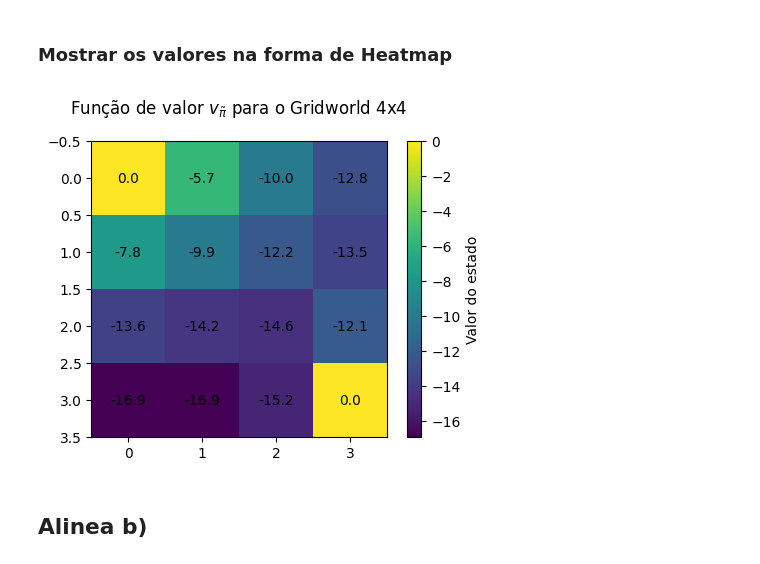
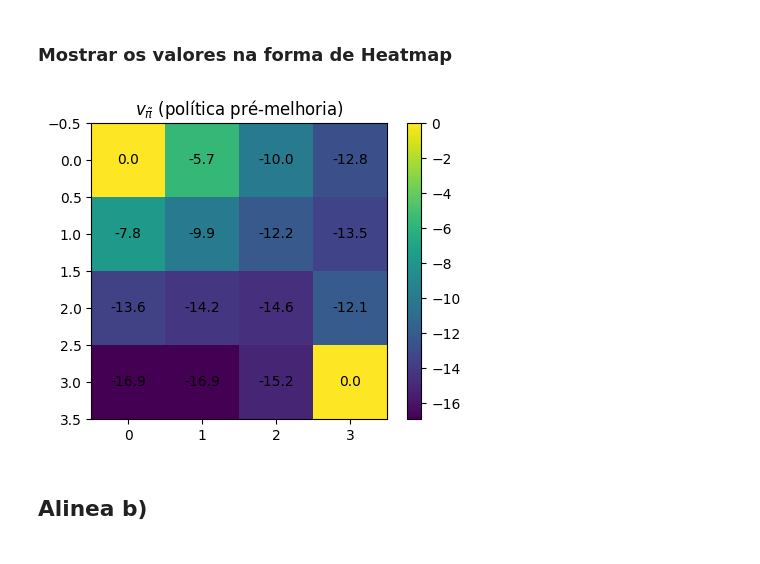
Before and after one commit to PedroFS30SCP/Projeto_ML, a Jupyter notebook: Projeto2/projeto2.ipynb, the cells around one changed output. Saved outputs shown, nothing was run; the diff lists cells and outputs as text; code cells hidden in the pictures.

```diff
--- a/Projeto2/projeto2.ipynb
+++ b/Projeto2/projeto2.ipynb
@@ -232,21 +232,20 @@ Função de valor v{π} organizada em grelha (linha x coluna):
 # %%
 plt.figure(figsize=(5, 4))
 
 im = plt.imshow(V_grid, origin='upper')
 cbar = plt.colorbar(im)
-cbar.set_label('Valor do estado')
 
-plt.title('Função de valor $v_{\\tilde{\\pi}}$ para o Gridworld 4x4', pad=20)
+plt.title(r"$v_{\tilde{\pi}}$ (política pré-melhoria)")
 
 for i in range(grid_size):
     for j in range(grid_size):
         plt.text(j, i, f"{V_grid[i, j]:.1f}",
                  ha='center', va='center')
 
 plt.subplots_adjust(top=0.85)
 plt.show()
 # %% [output]
-[figure, old version]
+[figure, new version]
 # %% [markdown]
 ## Alinea b)
 # %%
```
Also changed, not shown: parts of 10 cells of this notebook.
